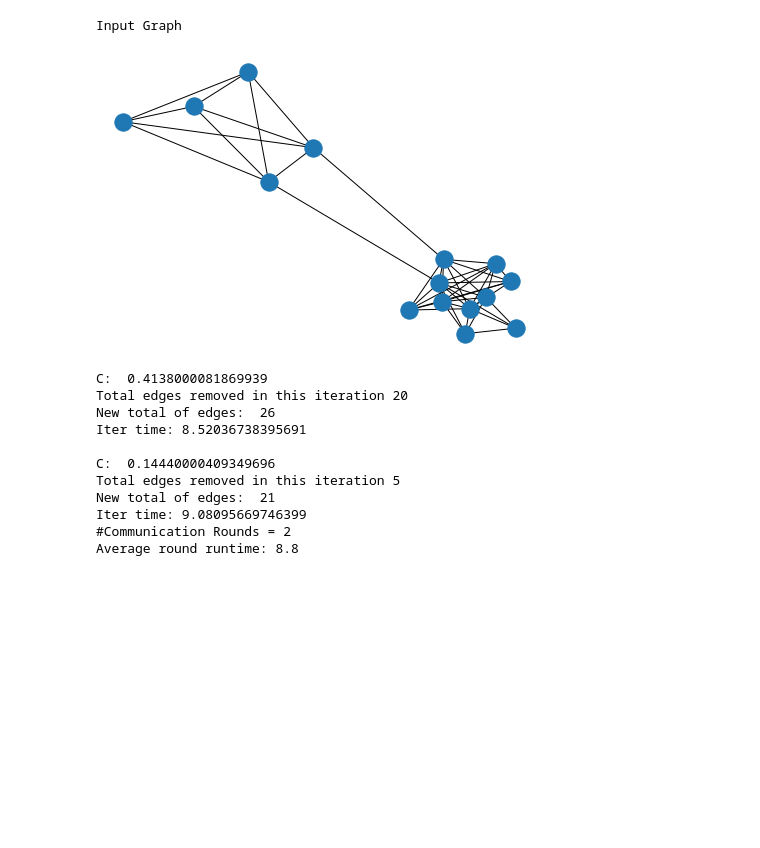
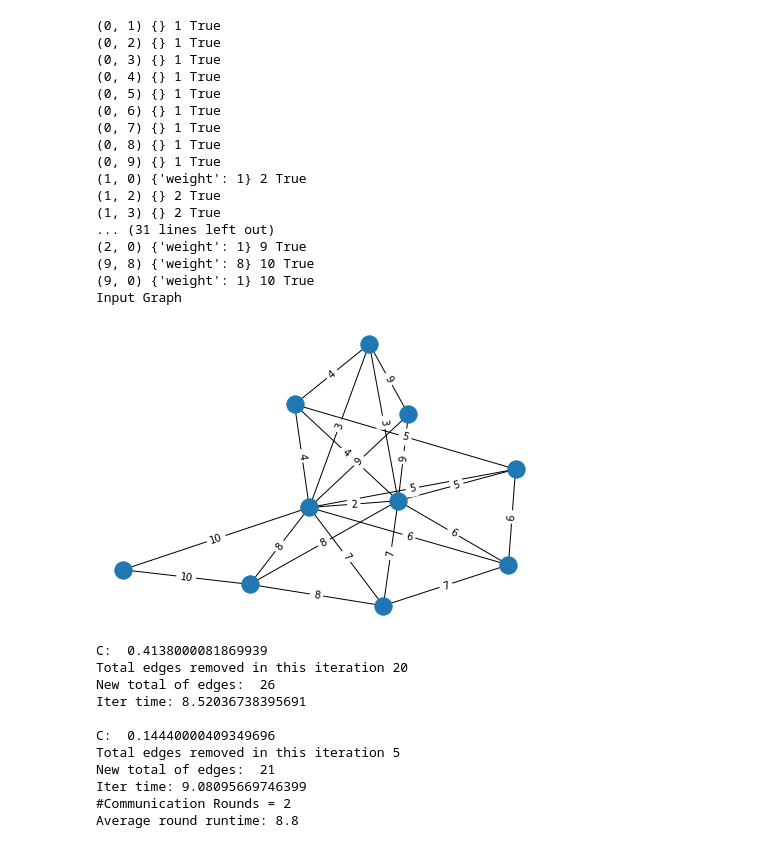
Before and after one commit to phuong-tm/2ima35-mpa, a Jupyter notebook: 2IMA35 Report 1.ipynb, the cells around one changed output. Saved outputs shown, nothing was run; the diff lists cells and outputs as text; code cells hidden in the pictures; blank space fills up the shorter version.

Commit message:
Working incident edges weighting

```diff
--- a/2IMA35 Report 1.ipynb
+++ b/2IMA35 Report 1.ipynb
@@ -115,14 +115,15 @@ def GenerateGraph(n:int = 0, sparsity:float = 0.0, seed:int = 100, w_method:Weig
                 unique_weight_counter -= 1
             else:
                 G.add_edge(*edge)  # or add edge without weight
+        if G.number_of_edges() > total_edges:
+            break
 
     if w_method == WeightingMethod.INCIDENT_EDGES_THE_SAME.value or w_method == WeightingMethod.INCIDENT_EDGES_THE_SAME_REVERSED.value:
         degree_list = sorted([(node, G.degree(node)) for node in G.nodes()], key=lambda x: x[1], reverse=True)
-        for node in degree_list:
+        for node, degree in degree_list:
             update = False
-            for edge in G.edges(node[0]):
-                if "weight" not in edge:
-                    print(edge, G[edge[0]][edge[1]], unique_weight_counter, "weight" not in edge)
+            for edge in G.edges(node):
+                if G[edge[0]][edge[1]] == {}:
                     G[edge[0]][edge[1]]['weight'] = unique_weight_counter
                     #G[edge[1]][edge[0]]['weight'] = unique_weight_counter
                     update = True
@@ -449,17 +463,33 @@ def plot_mst(vertices, mst, intermediate=False, plot_cluster=False, num_clusters
 # %%
 # Generate Graph
 #G = GenerateGraph(200, 101, 100)
-G = GenerateGraph(10, 1, 100, ring_of_cliques=True)
+G = GenerateGraph(10, 0.5, 100, 4)
 # draw with edge weights
 pos=nx.spring_layout(G)
 print("Input Graph")
 nx.draw(G, pos);  # uncomment if you want to draw the graph
 labels = nx.get_edge_attributes(G, 'weight')
-#nx.draw_networkx_edge_labels(G,pos, edge_labels=labels);  # uncomment if you want to display edge weights
+nx.draw_networkx_edge_labels(G,pos, edge_labels=labels);  # uncomment if you want to display edge weights
 #plt.savefig(<wherever>)
 # %% [output]
+(0, 1) {} 1 True
+(0, 2) {} 1 True
+(0, 3) {} 1 True
+(0, 4) {} 1 True
+(0, 5) {} 1 True
+(0, 6) {} 1 True
+(0, 7) {} 1 True
+(0, 8) {} 1 True
+(0, 9) {} 1 True
+(1, 0) {'weight': 1} 2 True
+(1, 2) {} 2 True
+(1, 3) {} 2 True
+... (31 lines left out)
+(2, 0) {'weight': 1} 9 True
+(9, 8) {'weight': 8} 10 True
+(9, 0) {'weight': 1} 10 True
 Input Graph
-[figure, old version]
+[figure, new version]
 # %%
 # compute mst
 mst = create_mst(list(G.nodes()), nx_edges_to_tuples(G), len(G.edges()), 1/8)
```
Also changed, not shown: parts of 2 cells of this notebook.
